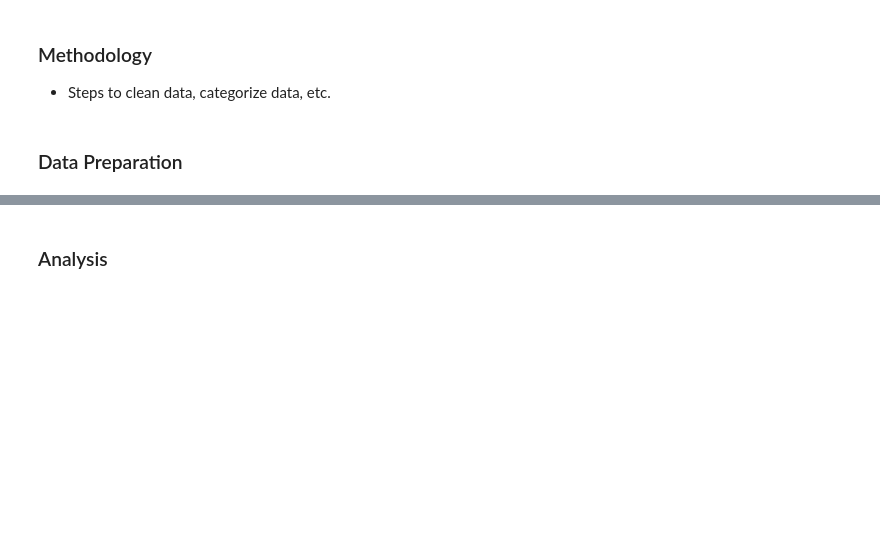
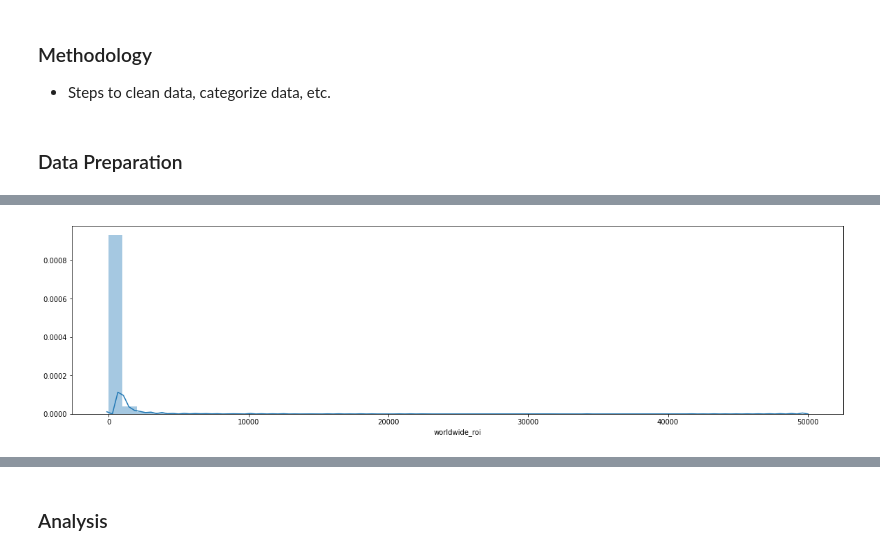
Before and after one commit to thespud56/Module-1-Project, a Jupyter notebook: Technical Summary.ipynb, the cells around one changed output, grey strips where cells are left out. Drawn from its saved outputs; the diff is of its cells as text; code cells hidden in the pictures; blank space fills up the shorter version.

```diff
--- a/Technical Summary.ipynb
+++ b/Technical Summary.ipynb
@@ -34,0 +59,6 @@ Results:    Microsoft should focus its efforts on [this kind of movie]
+# %%
+# And a distribution plot too...
+plt.figure(figsize=(20,5));
+sns.distplot(df_budgets['worldwide_roi']);
+# %% [output]
+[figure, added]
```
Also changed, not shown: parts of 21 cells of this notebook.
